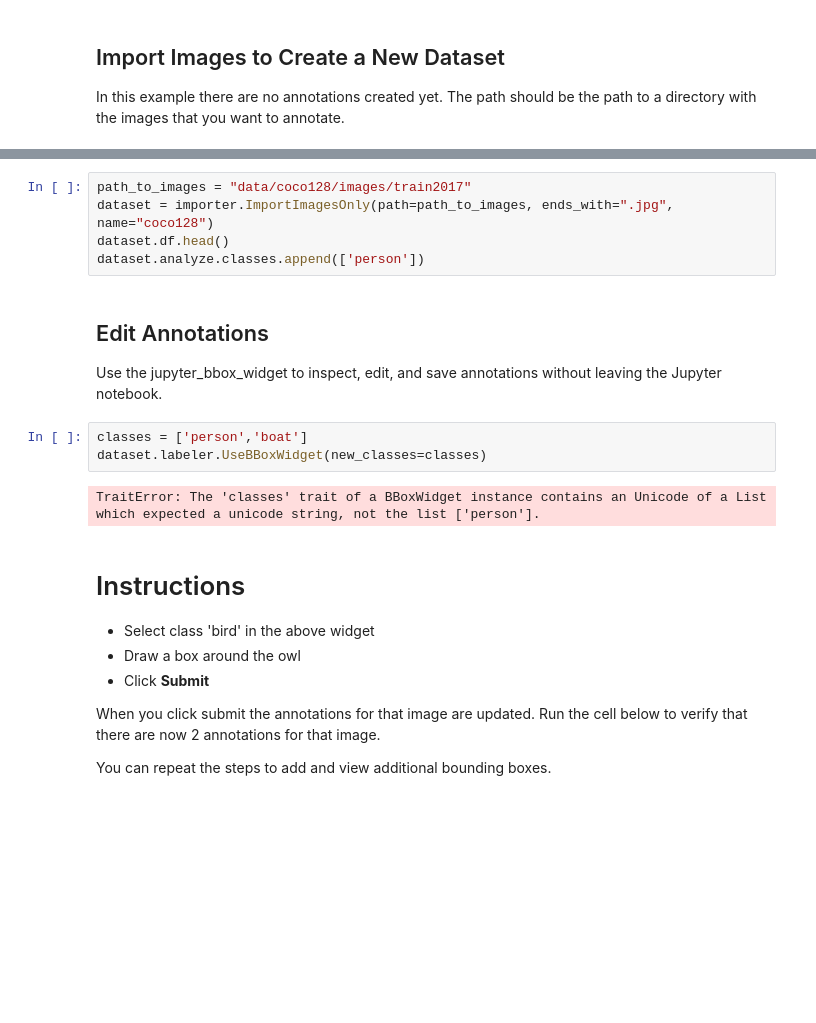
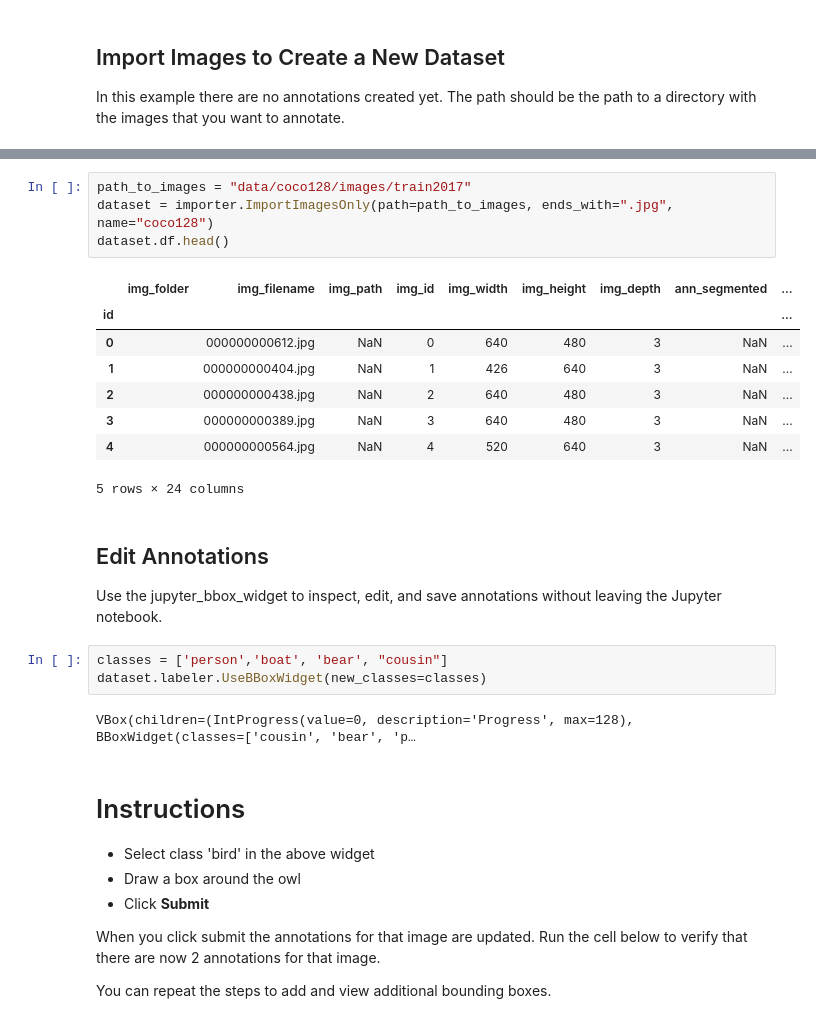
Before and after one commit to pylabel-project/samples, a Jupyter notebook: label_new_dataset.ipynb, the cells around one changed output, grey strips where cells are left out. Saved outputs shown, nothing was run; the diff lists cells and outputs as text; blank space fills up the shorter version.

```diff
--- a/label_new_dataset.ipynb
+++ b/label_new_dataset.ipynb
@@ -37,16 +37,24 @@ data/coco128.zip    100%[===================>]   6.66M  10.6MB/s    in 0.6s
 # %%
 path_to_images = "data/coco128/images/train2017"
 dataset = importer.ImportImagesOnly(path=path_to_images, ends_with=".jpg", name="coco128")
 dataset.df.head()
-dataset.analyze.classes.append(['person'])
+# %% [output]
+|  | img_folder | img_filename | img_path | img_id | img_width | img_height | img_depth | ann_segmented | ... |
+| id |  |  |  |  |  |  |  |  | ... |
+| 0 |  | 000000000612.jpg | NaN | 0 | 640 | 480 | 3 | NaN | ... |
+| 1 |  | 000000000404.jpg | NaN | 1 | 426 | 640 | 3 | NaN | ... |
+| 2 |  | 000000000438.jpg | NaN | 2 | 640 | 480 | 3 | NaN | ... |
+| 3 |  | 000000000389.jpg | NaN | 3 | 640 | 480 | 3 | NaN | ... |
+| 4 |  | 000000000564.jpg | NaN | 4 | 520 | 640 | 3 | NaN | ... |
+5 rows × 24 columns
 # %% [markdown]
 ## Edit Annotations
 Use the jupyter_bbox_widget to inspect, edit, and save annotations without leaving the Jupyter notebook.
 # %%
-classes = ['person','boat']
+classes = ['person','boat', 'bear', "cousin"]
 dataset.labeler.UseBBoxWidget(new_classes=classes)
 # %% [output]
-TraitError: The 'classes' trait of a BBoxWidget instance contains an Unicode of a List which expected a unicode string, not the list ['person'].
+VBox(children=(IntProgress(value=0, description='Progress', max=128), BBoxWidget(classes=['cousin', 'bear', 'p…
 # %% [markdown]
 # Instructions
 - Select class 'bird' in the above widget
```
Also changed, not shown: parts of 6 cells of this notebook, 1 other file.
